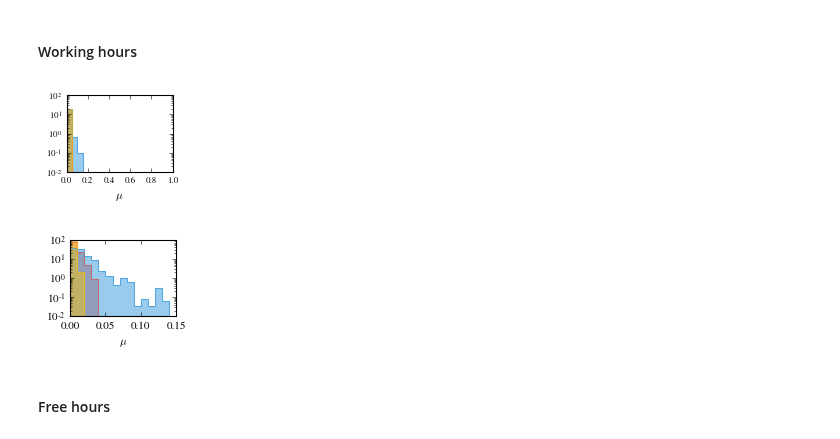
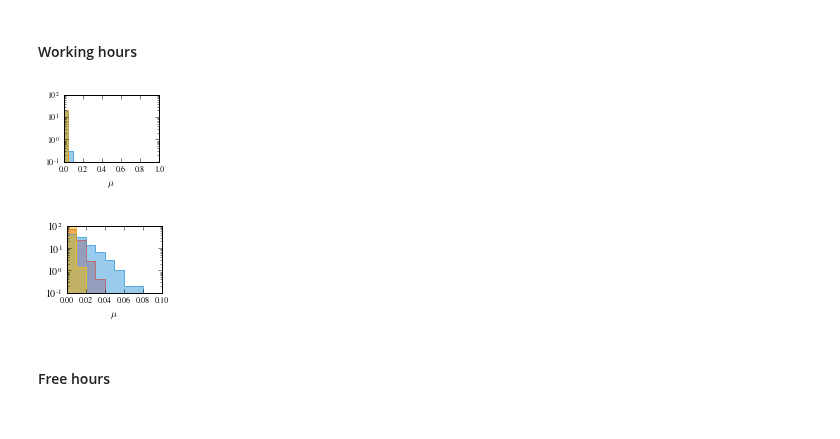
Before and after one commit to ulfaslak/recurrent_communities, a Jupyter notebook: results_real_data.ipynb, the cells around one changed output. Drawn from its saved outputs; the diff is of its cells as text; code cells hidden in the pictures.

```diff
--- a/results_real_data.ipynb
+++ b/results_real_data.ipynb
@@ -727,7 +862,7 @@ dow = 0
 # Correct to have empty layers where data is not used (similar to workplace)
 network1 = [
     l
-    for d in range(0, 5)# + range(7, 12) + range(14, 19)
+    for d in range(0, 5) + range(7, 12)# + range(14, 19)
     for l in network_sensible[spd*(dow+5+d)+smargin_start:spd*(dow+6+d)-smargin_end]
 ]
 
@@ -826,3 +966,10 @@ layer_commu_pred_JSL_1_fh_arr, layer_commu_pred_FL_1_fh_arr, layer_commu_pred_AL
+# %%
+layer_commu_pred_JSL_1_wh_arr, layer_commu_pred_FL_1_wh_arr, layer_commu_pred_AL_1_wh_arr, layer_commu_pred_NL_1_wh_arr = simple_compute_layer_commu_4_models(
+    network_pajek1_wh, network1_wh, layer_indices1_wh
+)
+layer_commu_pred_JSL_1_fh_arr, layer_commu_pred_FL_1_fh_arr, layer_commu_pred_AL_1_fh_arr, layer_commu_pred_NL_1_fh_arr = simple_compute_layer_commu_4_models(
+    network_pajek1_fh, network1_fh, layer_indices1_fh
+)
 # %% [markdown]
 ### Degree of mixing
 # %% [markdown]
@@ -863,48 +1010,48 @@ plt.xlabel("$\mu$")
 plt.yscale("log")
 
 #plt.legend(frameon=False)
-plt.savefig("figures/mixing_coef_distribution_sensibleDTU_wh.pdf")
+#plt.savefig("figures/mixing_coef_distribution_sensibleDTU_wh.pdf")
 plt.show()
 # %% [output]
-[figure, old version]
+[figure, new version]
 # %%
 plt.figure(figsize=(3.42/2, 1.2), frameon=False)
 
 # JSL histogram
-v, b = np.histogram(mixing_JSL_1_wh, normed=True, bins=np.linspace(0, 0.15, 16))
+v, b = np.histogram(mixing_JSL_1_wh, normed=True, bins=np.linspace(0, 0.1, 11))
 plt.step(b, [v[0]] + list(v), where='pre', color="#e74c3c", lw=0.5)
 b_step, v_step = get_x_y_steps(b, [v[0]] + list(v), where="pre")
 plt.fill_between(b_step, v_step, color="#e74c3c", alpha=0.5, label="JSL")
 
 # FL histogram
-v, b = np.histogram(mixing_FL_1_wh, normed=True, bins=np.linspace(0, 0.15, 16))
+v, b = np.histogram(mixing_FL_1_wh, normed=True, bins=np.linspace(0, 0.1, 11))
 plt.step(b, [v[0]] + list(v), where='pre', color="#3498db", lw=0.5)
 b_step, v_step = get_x_y_steps(b, [v[0]] + list(v), where="pre")
 plt.fill_between(b_step, v_step, color="#3498db", alpha=0.5, label="FL")
 
 # AL histogram
 # v, b = np.histogram(mixing_AL_1_wh, normed=True, bins=np.linspace(0, 0.15, 16))
 # plt.step(b, [v[0]] + list(v), where='pre', color="#1abc9c", lw=0.5)
 # b_step, v_step = get_x_y_steps(b, [v[0]] + list(v), where="pre")
 # plt.fill_between(b_step, v_step, color="#1abc9c", alpha=0.5, label="JSL")
 
 # NL histogram
-v, b = np.histogram(mixing_NL_1_wh, normed=True, bins=np.linspace(0, 0.15, 16))
+v, b = np.histogram(mixing_NL_1_wh, normed=True, bins=np.linspace(0, 0.1, 11))
 plt.step(b, [v[0]] + list(v), where='pre', color="#f1c40f", lw=0.5)
 b_step, v_step = get_x_y_steps(b, [v[0]] + list(v), where="pre")
 plt.fill_between(b_step, v_step, color="#f1c40f", alpha=0.5, label="JSL")
 
 plt.xlabel("$\mu$")
 plt.yscale("log")
-plt.xlim(0, 0.15)
-plt.xticks([0, 0.05, 0.10, 0.15], fontsize=10)
+plt.xlim(0, 0.1)
+#plt.xticks([0, 0.05, 0.10], fontsize=10)
 plt.yticks(fontsize=10)
 
 #plt.legend(frameon=False)
 plt.savefig("figures/mixing_coef_distribution_sensibleDTU_wh_inset.pdf")
 plt.show()
 # %% [output]
-[figure, old version]
+[figure, new version]
 # %% [markdown]
 #### Free hours
 # %%
```
Also changed, not shown: parts of 49 cells of this notebook, 9 other files.
